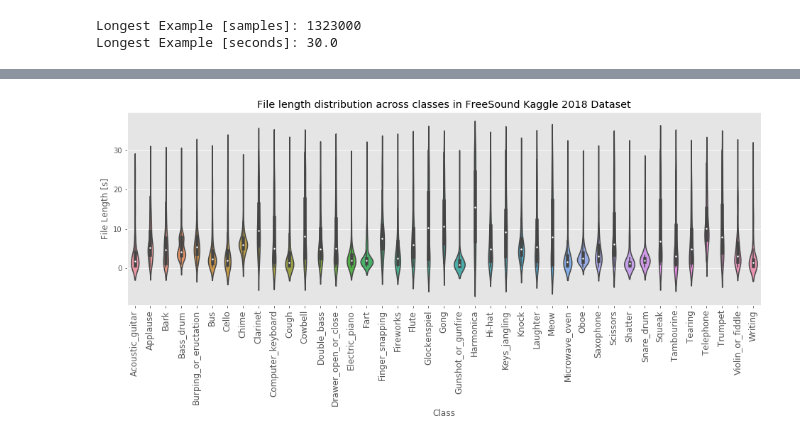
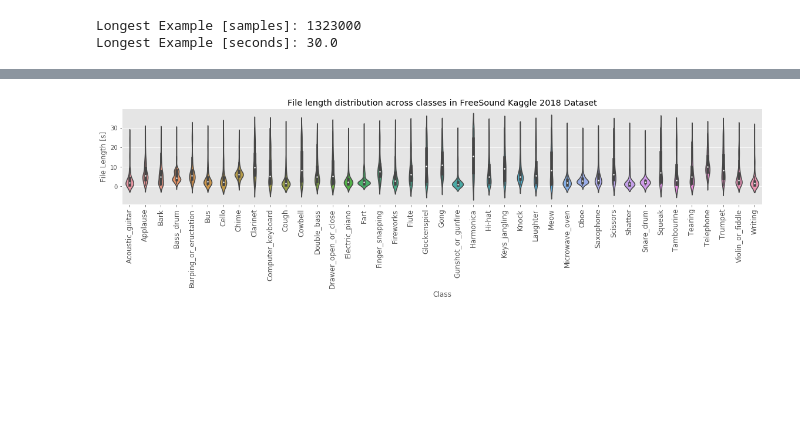
Before and after one commit to ebucheli/FreeSound_GPAT, a Jupyter notebook: FSDKaggle2018_EDA.ipynb, the cells around one changed output, grey strips where cells are left out. Drawn from its saved outputs; the diff is of its cells as text; code cells hidden in the pictures; blank space fills up the shorter version.

```diff
--- a/FSDKaggle2018_EDA.ipynb
+++ b/FSDKaggle2018_EDA.ipynb
@@ -176,10 +177,11 @@ train_data.head()
 # %%
 fig, ax = plt.subplots(figsize = (16,5))
 ax = sns.violinplot(x="label", y="File Length [s]", data=train_data)
 fig = ax.set_title('File length distribution across classes in FreeSound Kaggle 2018 Dataset')
 fig = ax.set_xticks(np.arange(41))
 fig = ax.set_xticklabels(classes,rotation = 90, fontsize = 12)
 fig = ax.set_xlabel('Class')
+plt.tight_layout()
 plt.savefig('./ViolinFSDK2018.eps')
 # %% [output]
-[figure, old version]
+[figure, new version]
```
Also changed, not shown: parts of 1 cell of this notebook, 8 other files.
